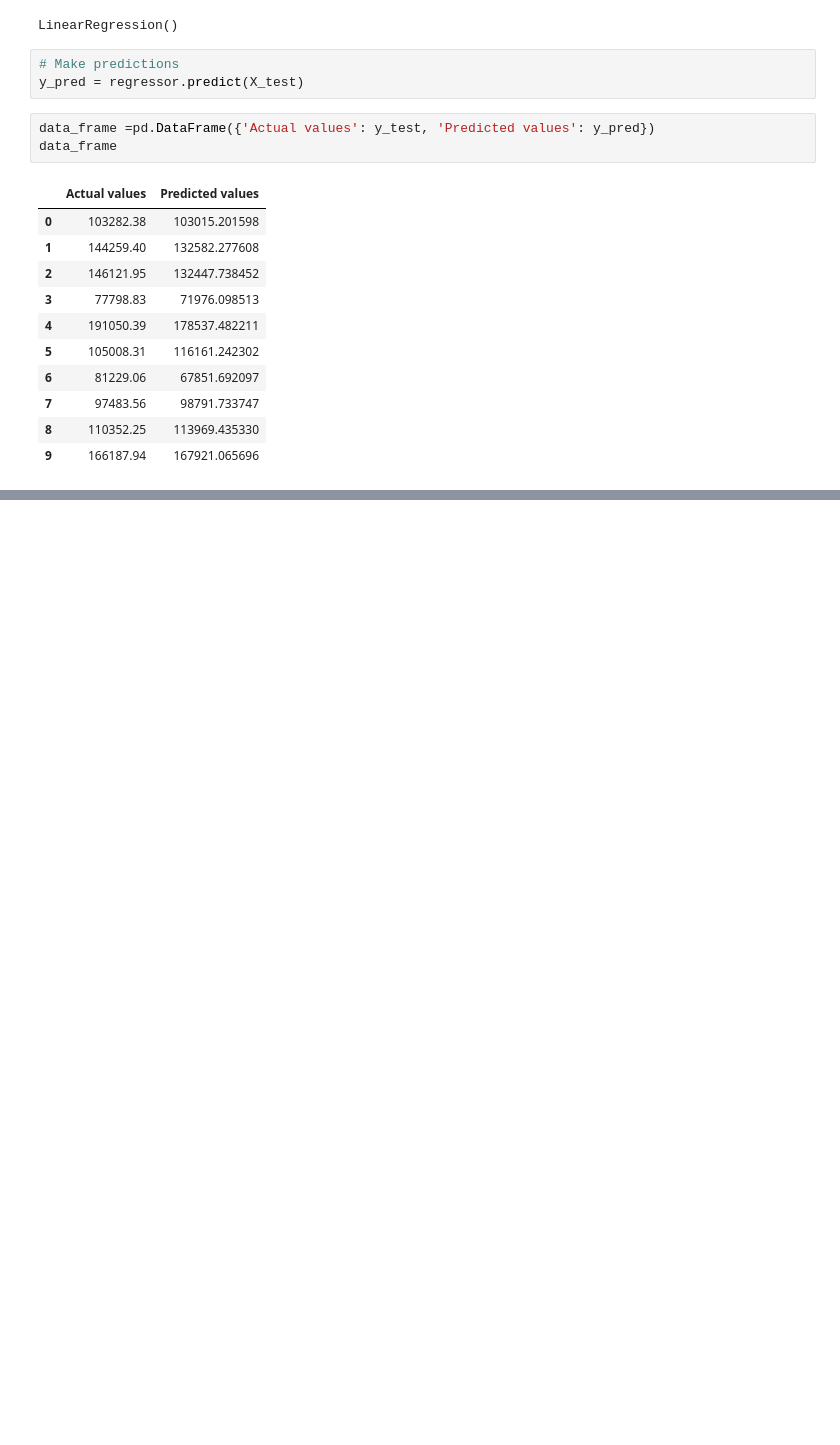
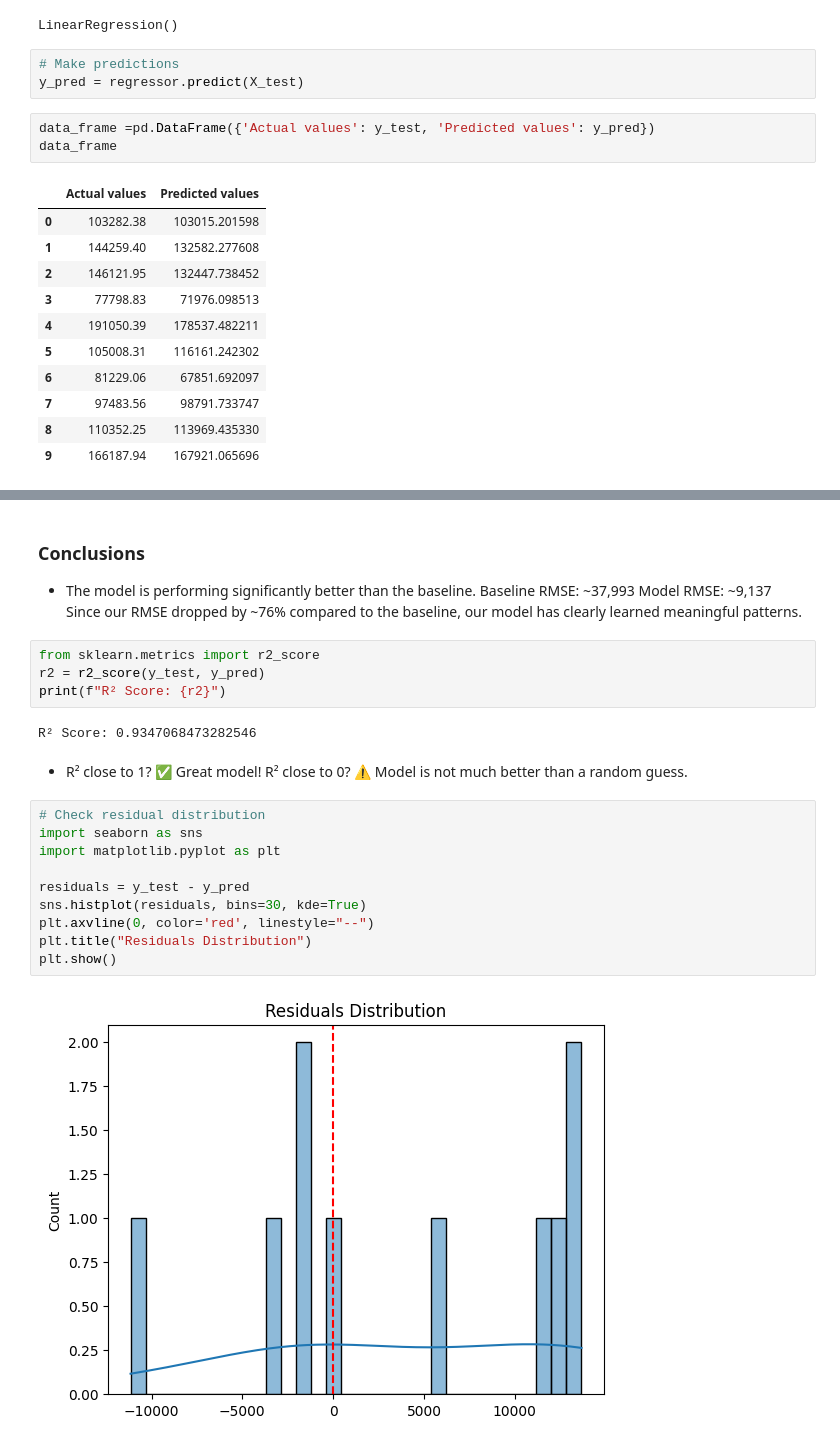
Before and after one commit to samwanyua/Python-Machine-Learning-Tutorial, a Jupyter notebook: Python_for_data_science/notebook.ipynb, the cells around one changed output, grey strips where cells are left out. Drawn from its saved outputs; the diff is of its cells as text; blank space fills up the shorter version.

```diff
--- a/Python_for_data_science/notebook.ipynb
+++ b/Python_for_data_science/notebook.ipynb
@@ -856,0 +884,26 @@ rmse
+# %% [markdown]
+### Conclusions
+- The model is performing significantly better than the baseline. Baseline RMSE: ~37,993
+Model RMSE: ~9,137
+Since our RMSE dropped by ~76% compared to the baseline, our model has clearly learned meaningful patterns.
+# %%
+from sklearn.metrics import r2_score
+r2 = r2_score(y_test, y_pred)
+print(f"R² Score: {r2}")
+# %% [output]
+R² Score: 0.9347068473282546
+# %% [markdown]
+- R² close to 1? ✅ Great model!
+R² close to 0? ⚠️ Model is not much better than a random guess.
+# %%
+# Check residual distribution
+import seaborn as sns
+import matplotlib.pyplot as plt
+
+residuals = y_test - y_pred
+sns.histplot(residuals, bins=30, kde=True)
+plt.axvline(0, color='red', linestyle="--")
+plt.title("Residuals Distribution")
+plt.show()
+# %% [output]
+[figure, added]
```
Also changed, not shown: parts of 5 cells of this notebook, 2 other files.
